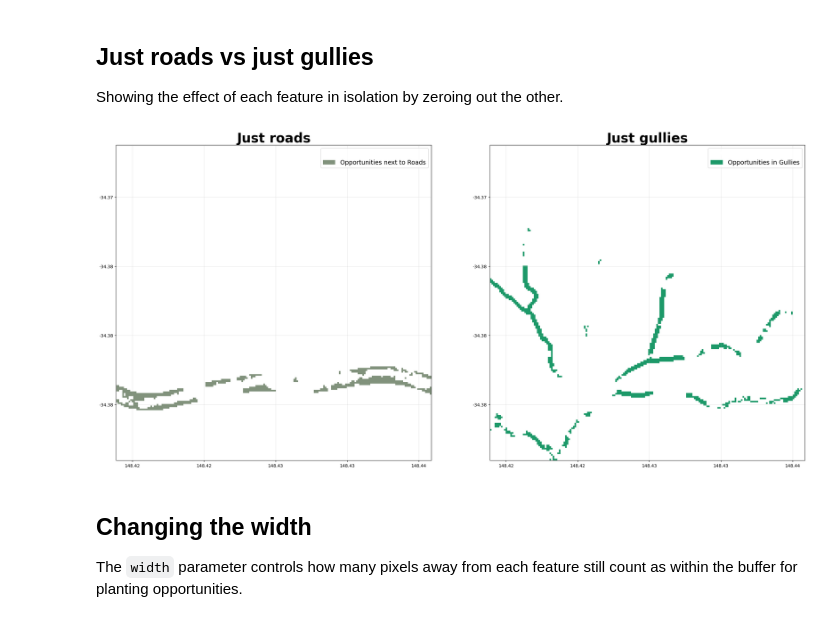
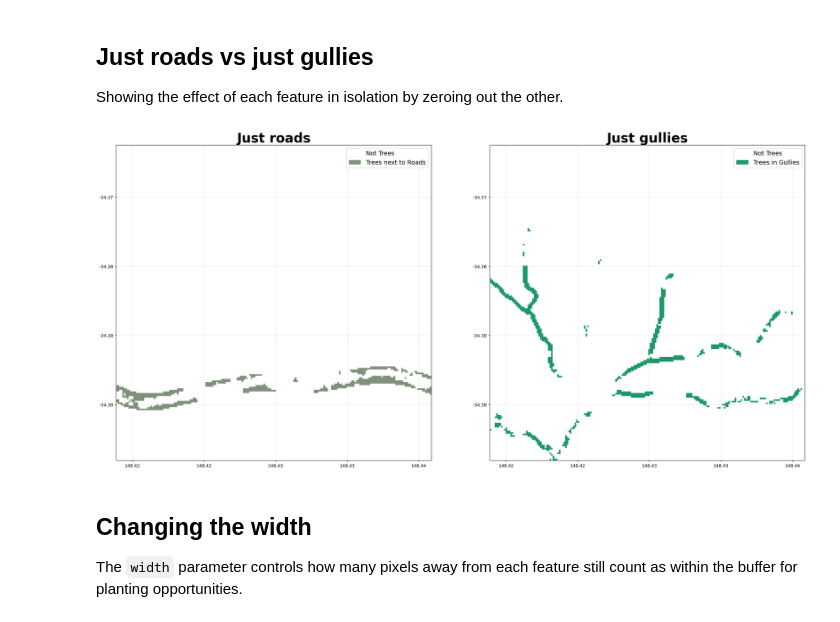
Before and after one commit to ChristopherBradley/shelterbelts, a Jupyter notebook: examples/indices/demo_opportunities.ipynb, the cells around one changed output. Cells and saved outputs as stored; diff of their text form; code cells hidden in the pictures.

```diff
--- a/examples/indices/demo_opportunities.ipynb
+++ b/examples/indices/demo_opportunities.ipynb
@@ -53,17 +53,17 @@ Showing the effect of each feature in isolation by zeroing out the other.
 # %%
 import rioxarray as rxr
 da_zero = rxr.open_rasterio(roads_file).isel(band=0).drop_vars('band') * 0
 
 ds_roads = opportunities(tree_file, roads_data=roads_file, gullies_data=da_zero, **common, stub='demo_roads', contour_spacing=0, width=5)
 ds_gullies = opportunities(tree_file, roads_data=da_zero, gullies_data=gullies_file, **common, stub='demo_gullies', contour_spacing=0)
 
 visualise_categories_sidebyside(
     ds_roads['opportunities'], ds_gullies['opportunities'],
-    colormap=opportunity_cmap, labels=opportunity_labels,
+    colormap=shelter_categories_cmap, labels=shelter_categories_labels,
     title1="Just roads", title2="Just gullies"
 )
 # %% [output]
-[figure, old version]
+[figure, new version]
 # %% [markdown]
 ## Changing the width
 
```
Also changed, not shown: parts of 6 cells of this notebook, 10 other files.
